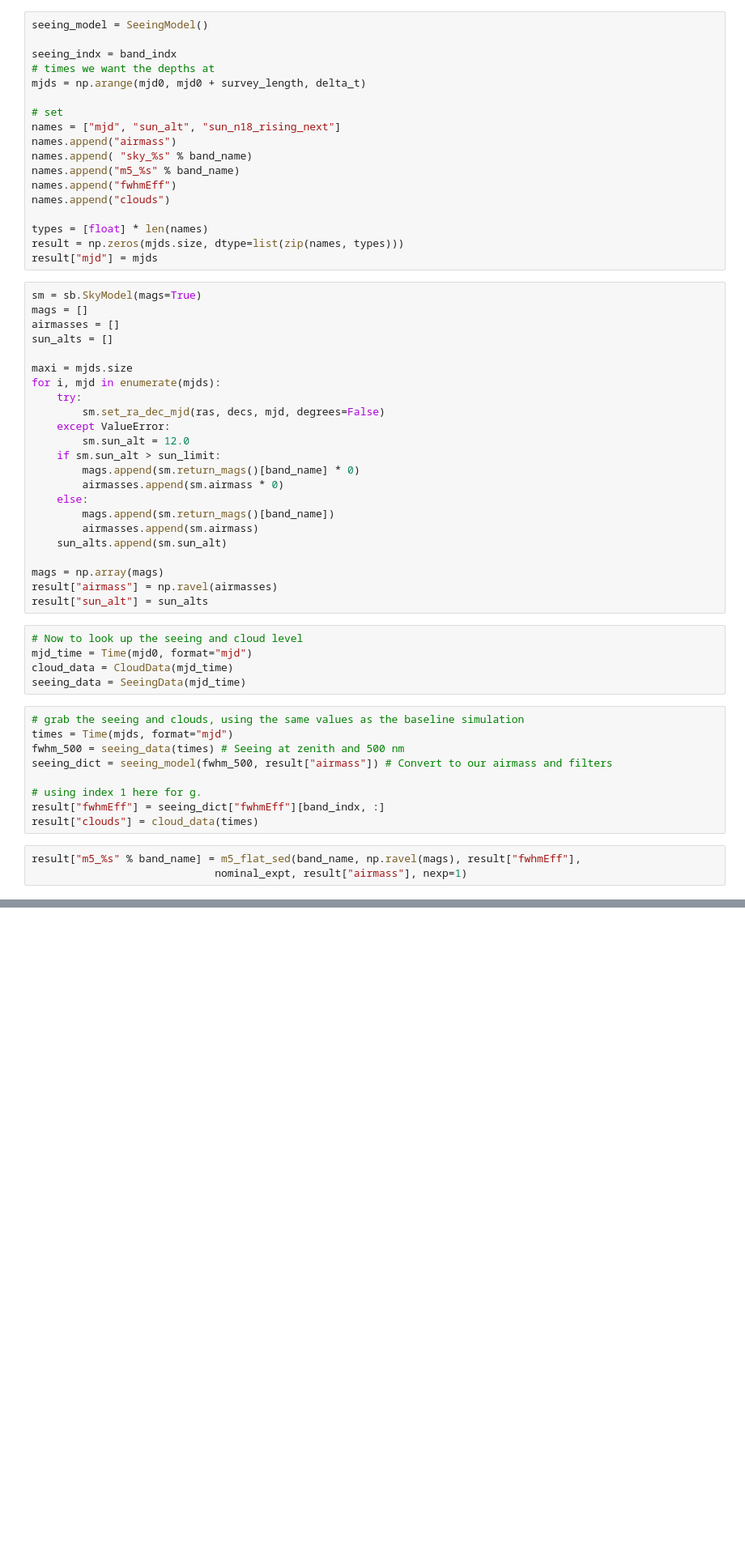
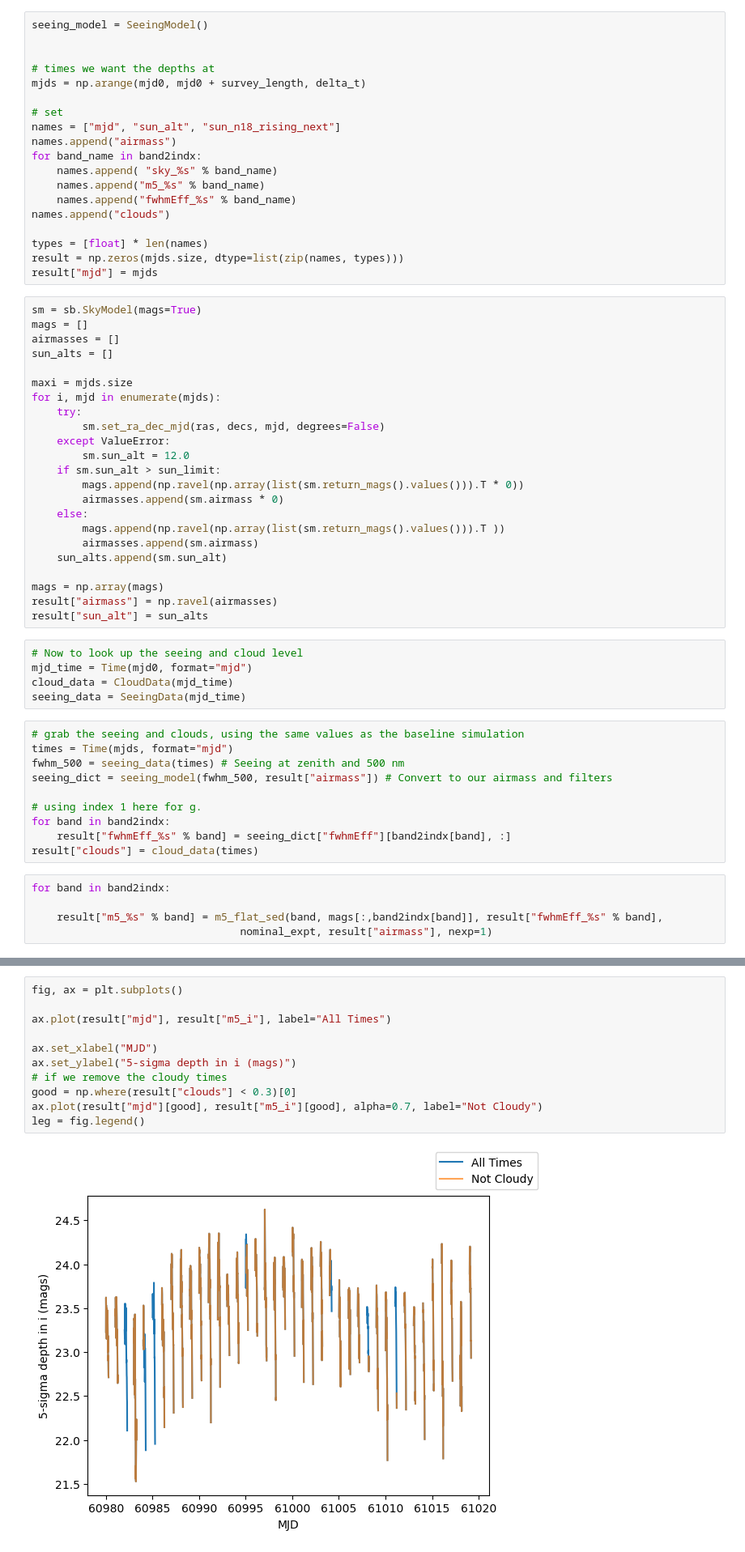
Before and after one commit to yoachim/25_scratch, a Jupyter notebook: depth_at_time/depth_at_times.ipynb, the cells around one changed output, grey strips where cells are left out. Shown at 81% size. Cells and saved outputs as stored; diff of their text form; blank space fills up the shorter version.

```diff
--- a/depth_at_time/depth_at_times.ipynb
+++ b/depth_at_time/depth_at_times.ipynb
@@ -39,16 +39,17 @@ decs = np.radians([-20.])
 # %%
 seeing_model = SeeingModel()
 
-seeing_indx = band_indx
+
 # times we want the depths at
 mjds = np.arange(mjd0, mjd0 + survey_length, delta_t)
 
 # set
 names = ["mjd", "sun_alt", "sun_n18_rising_next"]
 names.append("airmass")
-names.append( "sky_%s" % band_name)
-names.append("m5_%s" % band_name)
-names.append("fwhmEff")
+for band_name in band2indx:
+    names.append( "sky_%s" % band_name)
+    names.append("m5_%s" % band_name)
+    names.append("fwhmEff_%s" % band_name)
 names.append("clouds")
 
 types = [float] * len(names)
@@ -67,10 +68,10 @@ for i, mjd in enumerate(mjds):
     except ValueError:
         sm.sun_alt = 12.0
     if sm.sun_alt > sun_limit:
-        mags.append(sm.return_mags()[band_name] * 0)
+        mags.append(np.ravel(np.array(list(sm.return_mags().values())).T * 0))
         airmasses.append(sm.airmass * 0)
     else:
-        mags.append(sm.return_mags()[band_name])
+        mags.append(np.ravel(np.array(list(sm.return_mags().values())).T ))
         airmasses.append(sm.airmass)
     sun_alts.append(sm.sun_alt)
 
@@ -89,11 +90,14 @@ fwhm_500 = seeing_data(times) # Seeing at zenith and 500 nm
 seeing_dict = seeing_model(fwhm_500, result["airmass"]) # Convert to our airmass and filters
 
 # using index 1 here for g.
-result["fwhmEff"] = seeing_dict["fwhmEff"][band_indx, :]
+for band in band2indx:
+    result["fwhmEff_%s" % band] = seeing_dict["fwhmEff"][band2indx[band], :]
 result["clouds"] = cloud_data(times)
 # %%
-result["m5_%s" % band_name] = m5_flat_sed(band_name, np.ravel(mags), result["fwhmEff"],
-                             nominal_expt, result["airmass"], nexp=1)
+for band in band2indx:
+
+    result["m5_%s" % band] = m5_flat_sed(band, mags[:,band2indx[band]], result["fwhmEff_%s" % band],
+                                 nominal_expt, result["airmass"], nexp=1)
 # %%
 fig, ax = plt.subplots()
 
@@ -118,3 +120,16 @@ ax.plot(result["mjd"][good], result["m5_g"][good], alpha=0.7, label="Not Cloudy"
 leg = fig.legend()
 # %% [output]
 [figure]
+# %%
+fig, ax = plt.subplots()
+
+ax.plot(result["mjd"], result["m5_i"], label="All Times")
+
+ax.set_xlabel("MJD")
+ax.set_ylabel("5-sigma depth in i (mags)")
+# if we remove the cloudy times
+good = np.where(result["clouds"] < 0.3)[0]
+ax.plot(result["mjd"][good], result["m5_i"][good], alpha=0.7, label="Not Cloudy")
+leg = fig.legend()
+# %% [output]
+[figure, added]
```
Also changed, not shown: parts of 3 cells of this notebook.
